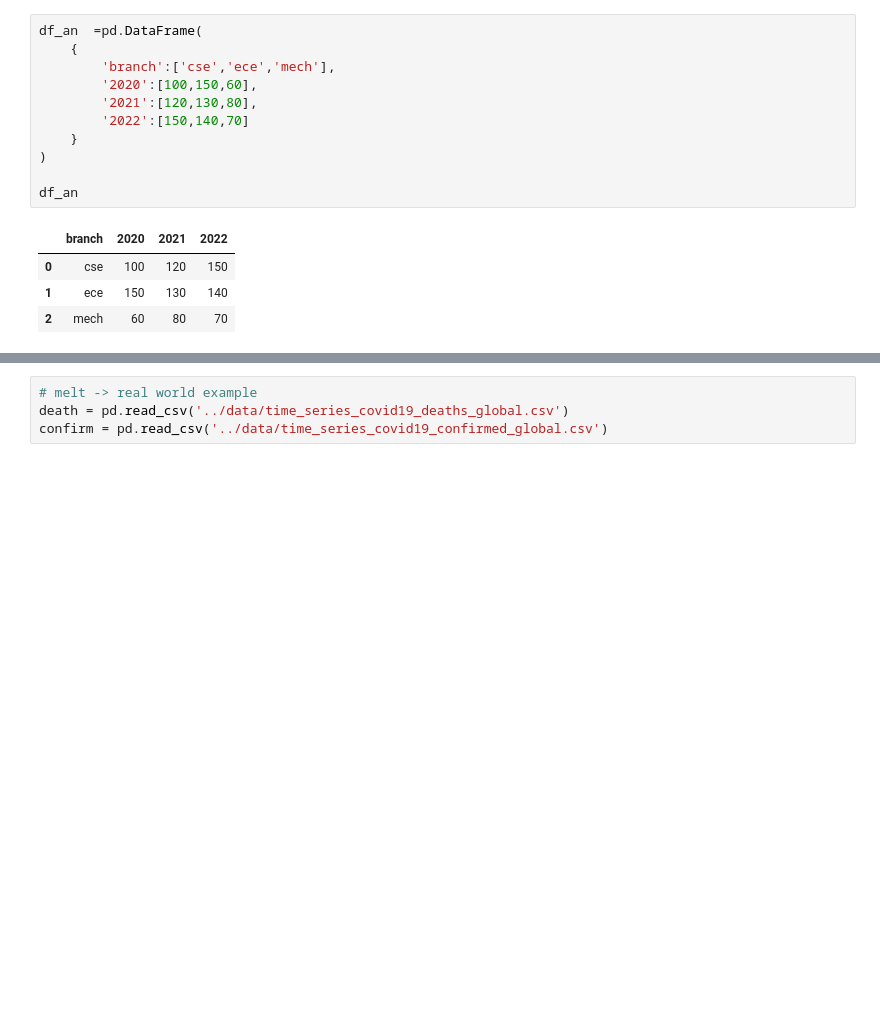
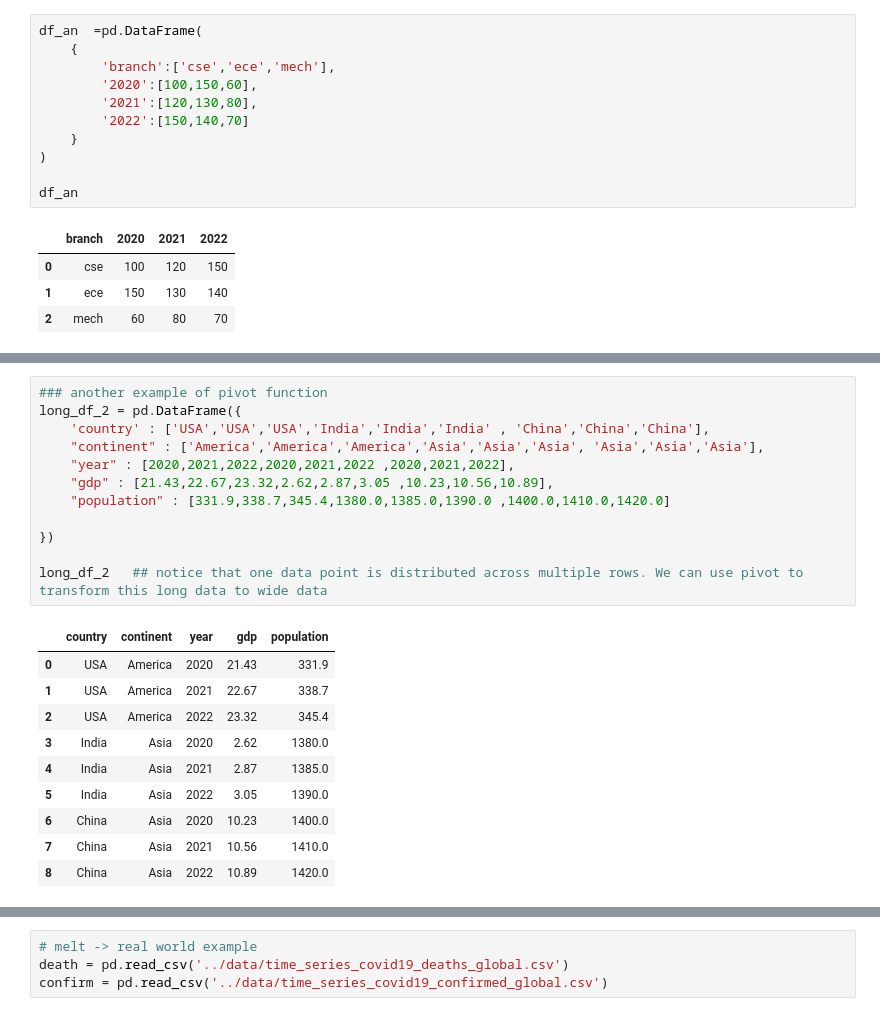
Before and after one commit to 23f2005522/DS-Study, a Jupyter notebook: Week8/session21/session_21_multiindex_objects.ipynb, the cells around one changed output, grey strips where cells are left out. Cells and saved outputs as stored; diff of their text form; blank space fills up the shorter version.

```diff
--- a/Week8/session21/session_21_multiindex_objects.ipynb
+++ b/Week8/session21/session_21_multiindex_objects.ipynb
@@ -683,0 +793,23 @@ df_an.melt(id_vars=['branch'],var_name='year',value_name='students')
+# %%
+### another example of pivot function
+long_df_2 = pd.DataFrame({
+    'country' : ['USA','USA','USA','India','India','India' , 'China','China','China'],
+    "continent" : ['America','America','America','Asia','Asia','Asia', 'Asia','Asia','Asia'],
+    "year" : [2020,2021,2022,2020,2021,2022 ,2020,2021,2022],
+    "gdp" : [21.43,22.67,23.32,2.62,2.87,3.05 ,10.23,10.56,10.89],
+    "population" : [331.9,338.7,345.4,1380.0,1385.0,1390.0 ,1400.0,1410.0,1420.0]
+
+})
+
+long_df_2   ## notice that one data point is distributed across multiple rows. We can use pivot to transform this long data to wide data
+# %% [output]
+|  | country | continent | year | gdp | population |
+| 0 | USA | America | 2020 | 21.43 | 331.9 |
+| 1 | USA | America | 2021 | 22.67 | 338.7 |
+| 2 | USA | America | 2022 | 23.32 | 345.4 |
+| 3 | India | Asia | 2020 | 2.62 | 1380.0 |
+| 4 | India | Asia | 2021 | 2.87 | 1385.0 |
+| 5 | India | Asia | 2022 | 3.05 | 1390.0 |
+| 6 | China | Asia | 2020 | 10.23 | 1400.0 |
+| 7 | China | Asia | 2021 | 10.56 | 1410.0 |
+| 8 | China | Asia | 2022 | 10.89 | 1420.0 |
```
Also changed, not shown: parts of 14 cells of this notebook, 2 other files.
